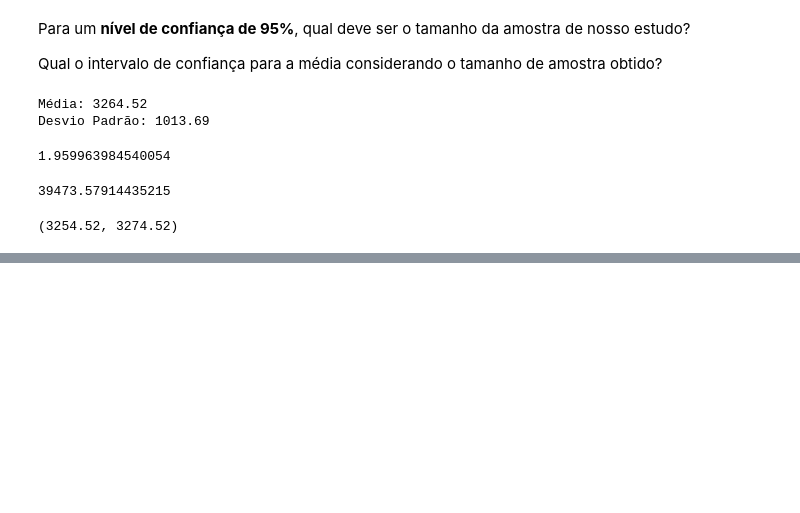
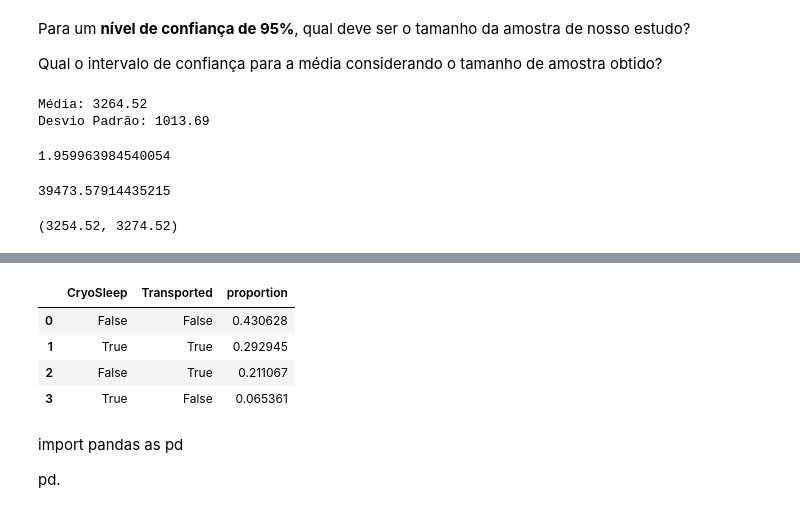
Before and after one commit to FranciscoFoz/math-stats-training, a Jupyter notebook: Estatística/Python/estatistica_probabilidade_amostragem.ipynb, the cells around one changed output, grey strips where cells are left out. Cells and saved outputs as stored; diff of their text form; code cells hidden in the pictures; blank space fills up the shorter version.

```diff
--- a/Estatística/Python/estatistica_probabilidade_amostragem.ipynb
+++ b/Estatística/Python/estatistica_probabilidade_amostragem.ipynb
@@ -795,0 +865,12 @@ Intervalo de confiança (95%): [3245.0105525 3283.294505 ]
+# %%
+spaceship_df[['CryoSleep','Transported']].value_counts(normalize=True).reset_index()
+# %% [output]
+|  | CryoSleep | Transported | proportion |
+| 0 | False | False | 0.430628 |
+| 1 | True | True | 0.292945 |
+| 2 | False | True | 0.211067 |
+| 3 | True | False | 0.065361 |
+# %% [markdown]
+import pandas as pd
+
+pd.
```
Also changed, not shown: parts of 13 cells of this notebook.
